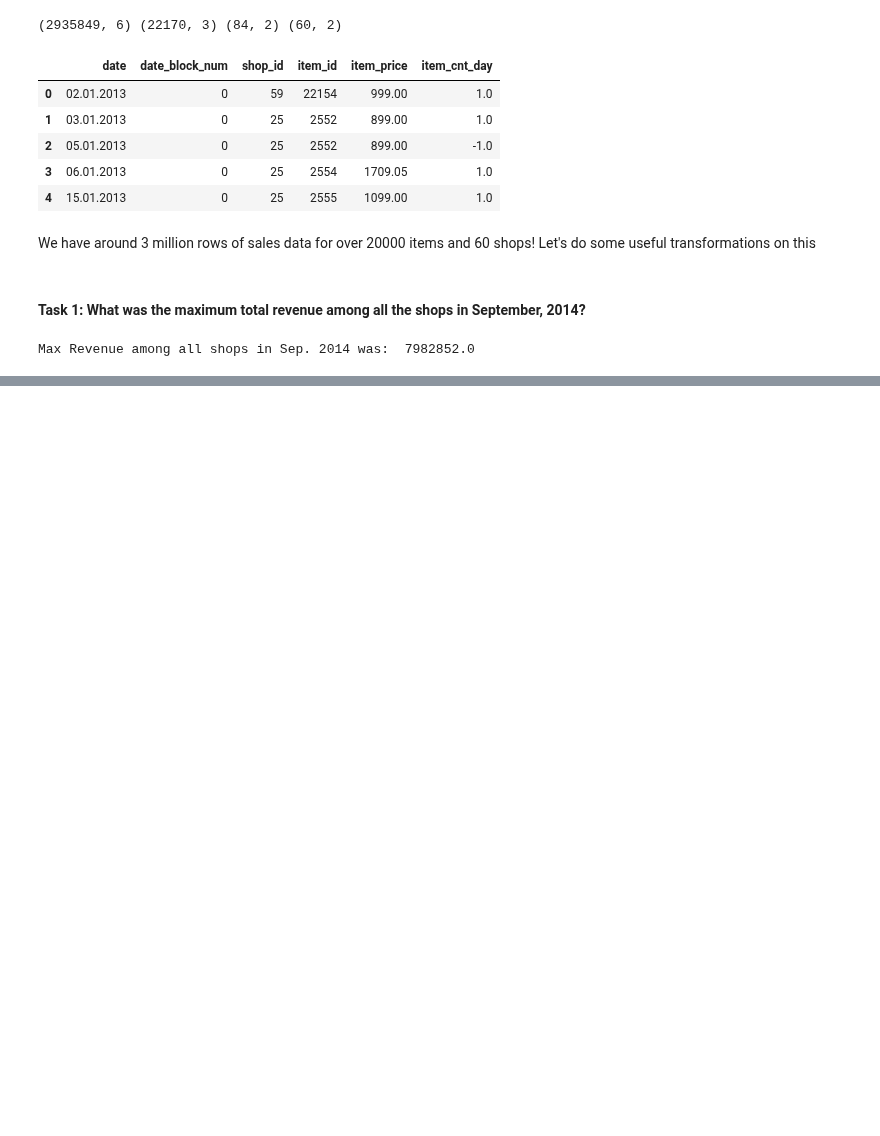
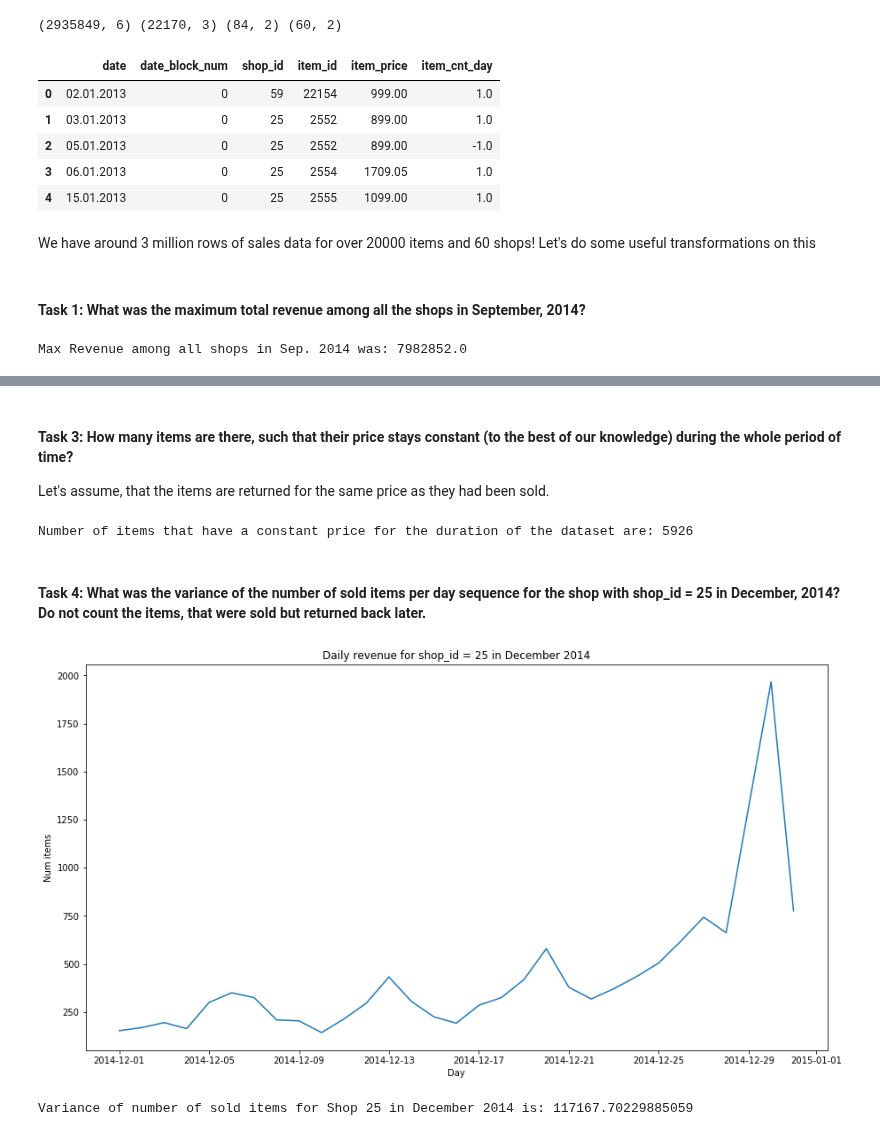
Before and after one commit to sarthakbatragatech/100-Days-of-ML, a Jupyter notebook: Data-Wrangling/Future-Sales.ipynb, the cells around one changed output, grey strips where cells are left out. Cells and saved outputs as stored; diff of their text form; code cells hidden in the pictures; blank space fills up the shorter version.

Commit message:
Finished data wrangling tasks, generated plot

```diff
--- a/Data-Wrangling/Future-Sales.ipynb
+++ b/Data-Wrangling/Future-Sales.ipynb
@@ -52,0 +53,49 @@ Item category with the highest revenue in Summer 2014 was :  20
+# %% [markdown]
+#### Task 3: How many items are there, such that their price stays constant (to the best of our knowledge) during the whole period of time?
+
+Let's assume, that the items are returned for the same price as they had been sold.
+# %%
+filter_df = transactions.loc[:,['item_id', 'item_price']]
+filter_df = filter_df.groupby('item_id')
+
+num_prices = filter_df['item_price'].nunique()
+
+x = []
+for index in num_prices.index:
+    if num_prices.loc[index] == 1:
+        x.append(index)
+answer = len(x)
+
+print('Number of items that have a constant price for the duration of the dataset are:', answer)
+# %% [output]
+Number of items that have a constant price for the duration of the dataset are: 5926
+# %% [markdown]
+#### Task 4: What was the variance of the number of sold items per day sequence for the shop with shop_id = 25 in December, 2014? Do not count the items, that were sold but returned back later.
+# %%
+shop_id = 25
+
+transactions['date'] =  pd.to_datetime(transactions['date'], format='%d.%m.%Y')
+filter_df = transactions[((transactions['date'].dt.year == 2014) & (transactions['date'].dt.month == 12))
+             & (transactions['shop_id']==shop_id)]
+
+filter_df = filter_df.loc[:, ['date','item_id','item_cnt_day']]
+# %%
+group = filter_df.groupby('date')['item_cnt_day'].sum().rename('items').reset_index()
+
+total_num_items_sold = group['items']
+days = group['date']
+# %%
+plt.figure(figsize=(15, 8))
+
+plt.plot(days, total_num_items_sold)
+plt.ylabel('Num items')
+plt.xlabel('Day')
+plt.title("Daily revenue for shop_id = 25 in December 2014")
+plt.savefig('plots/daily_revenue.png', dpi=300, transparent=False)
+plt.show()
+
+total_num_items_sold_var = group['items'].var(ddof=1)
+print('Variance of number of sold items for Shop 25 in December 2014 is:', total_num_items_sold_var)
+# %% [output]
+[figure, added]
+Variance of number of sold items for Shop 25 in December 2014 is: 117167.70229885059
```
Also changed, not shown: parts of 3 cells of this notebook, 1 other file.
